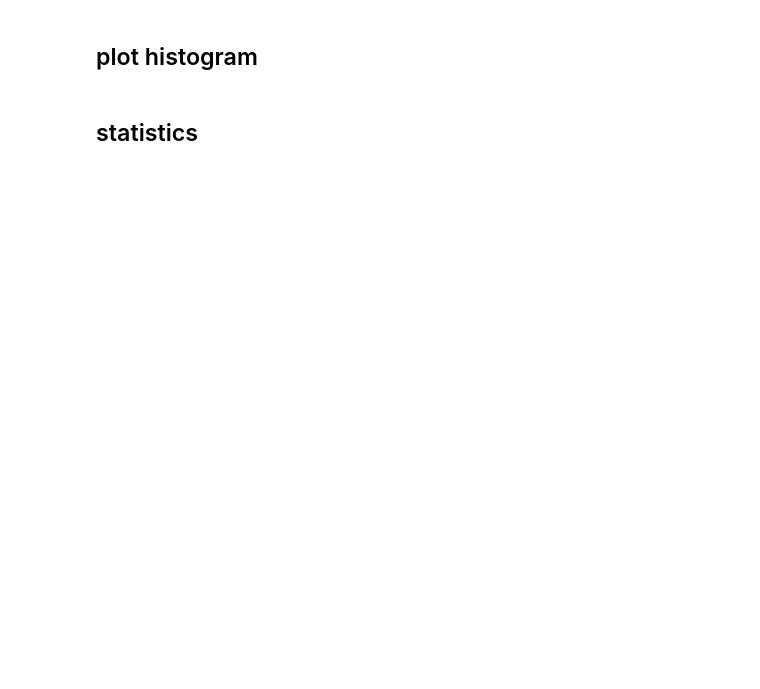
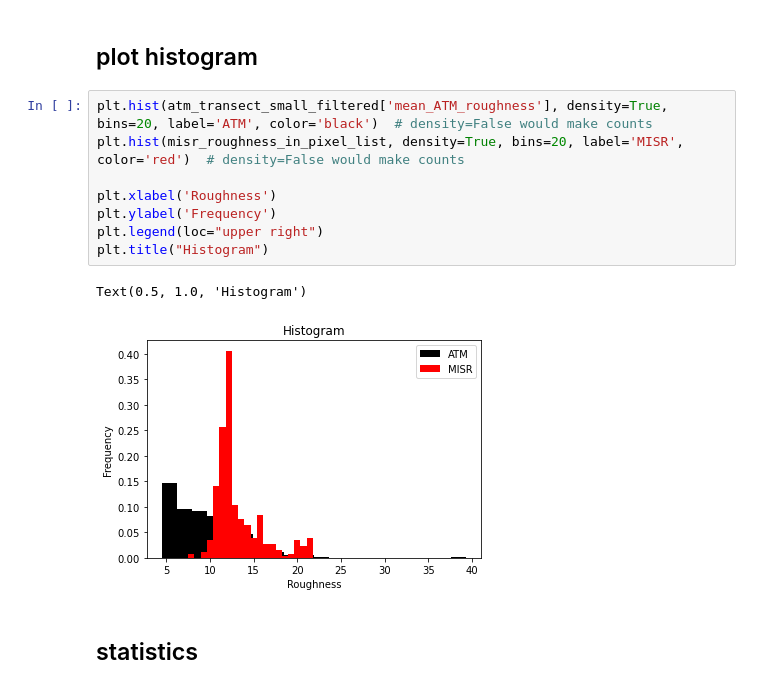
Before and after one commit to misrrepo/MISR-SeaIceRoughness, a Jupyter notebook: post_processing/3_transect_statistics.ipynb, the cells around one changed output. Saved outputs shown, nothing was run; the diff lists cells and outputs as text; blank space fills up the shorter version.

```diff
--- a/post_processing/3_transect_statistics.ipynb
+++ b/post_processing/3_transect_statistics.ipynb
@@ -161,4 +255,15 @@ ax.legend(loc='upper right');
 # %% [markdown]
 ## plot histogram
+# %%
+plt.hist(atm_transect_small_filtered['mean_ATM_roughness'], density=True, bins=20, label='ATM', color='black')  # density=False would make counts
+plt.hist(misr_roughness_in_pixel_list, density=True, bins=20, label='MISR', color='red')  # density=False would make counts
+
+plt.xlabel('Roughness')
+plt.ylabel('Frequency')
+plt.legend(loc="upper right")
+plt.title("Histogram")
+# %% [output]
+Text(0.5, 1.0, 'Histogram')
+[figure, added]
 # %% [markdown]
 ## statistics
```
Also changed, not shown: parts of 15 cells of this notebook, 4 other files.
